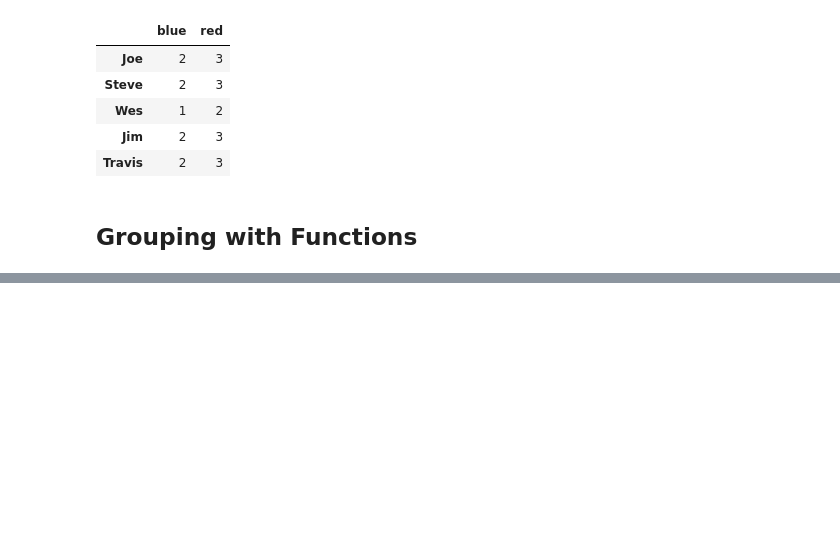
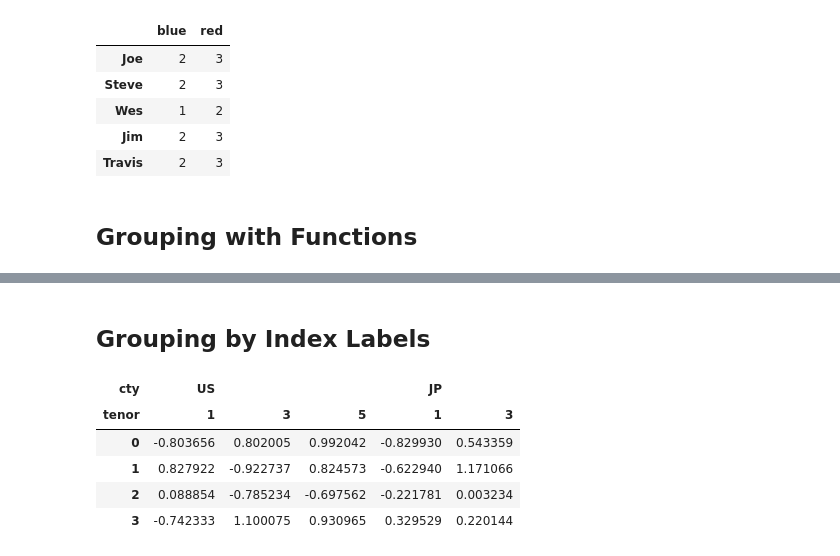
Before and after one commit to XingxinHE/Python-for-Data-Analysis-Notes, a Jupyter notebook: 10_1_GroupBy_Mechanics.ipynb, the cells around one changed output, grey strips where cells are left out. Drawn from its saved outputs; the diff is of its cells as text; code cells hidden in the pictures; blank space fills up the shorter version.

```diff
--- a/10_1_GroupBy_Mechanics.ipynb
+++ b/10_1_GroupBy_Mechanics.ipynb
@@ -296,0 +321,15 @@ people.groupby(map_series, axis=1).count()
+# %% [markdown]
+## Grouping by Index Labels
+# %%
+columns = pd.MultiIndex.from_arrays([['US', 'US', 'US', 'JP', 'JP'],
+                   [1, 3, 5, 1, 3]],
+                   names=['cty', 'tenor'])
+hier_df = pd.DataFrame(np.random.randn(4, 5), columns=columns)
+hier_df
+# %% [output]
+| cty | US |  |  | JP |  |
+| tenor | 1 | 3 | 5 | 1 | 3 |
+| 0 | -0.803656 | 0.802005 | 0.992042 | -0.829930 | 0.543359 |
+| 1 | 0.827922 | -0.922737 | 0.824573 | -0.622940 | 1.171066 |
+| 2 | 0.088854 | -0.785234 | -0.697562 | -0.221781 | 0.003234 |
+| 3 | -0.742333 | 1.100075 | 0.930965 | 0.329529 | 0.220144 |
```
Also changed, not shown: parts of 3 cells of this notebook.
